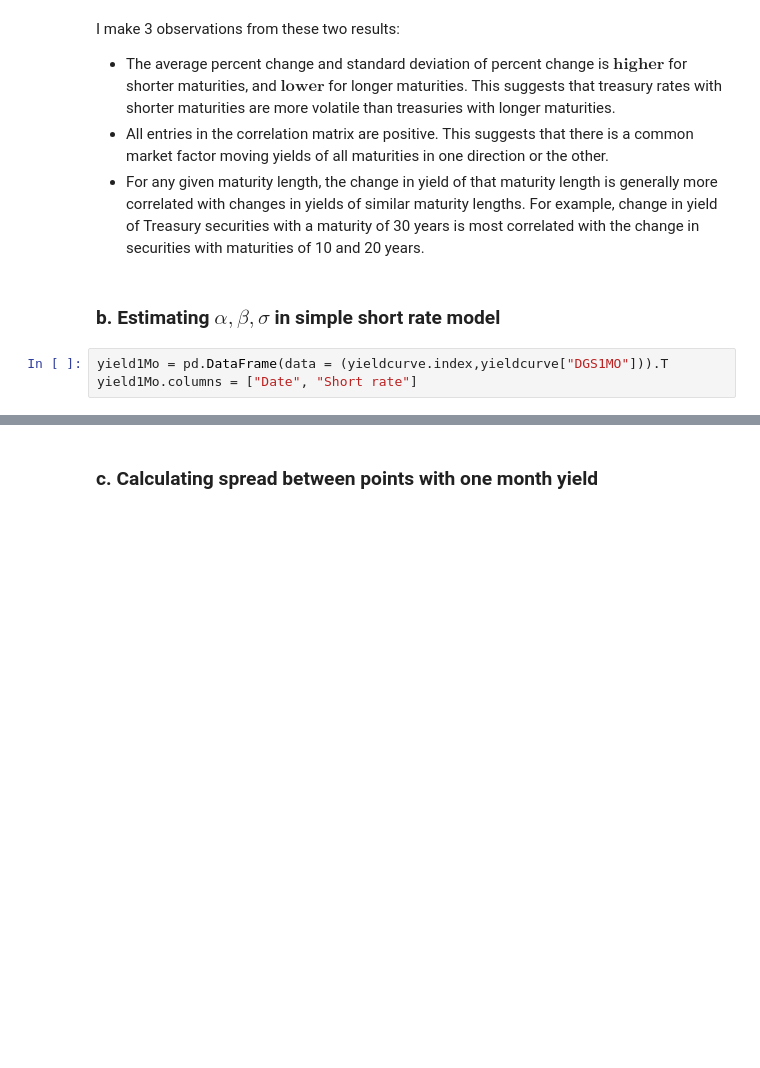
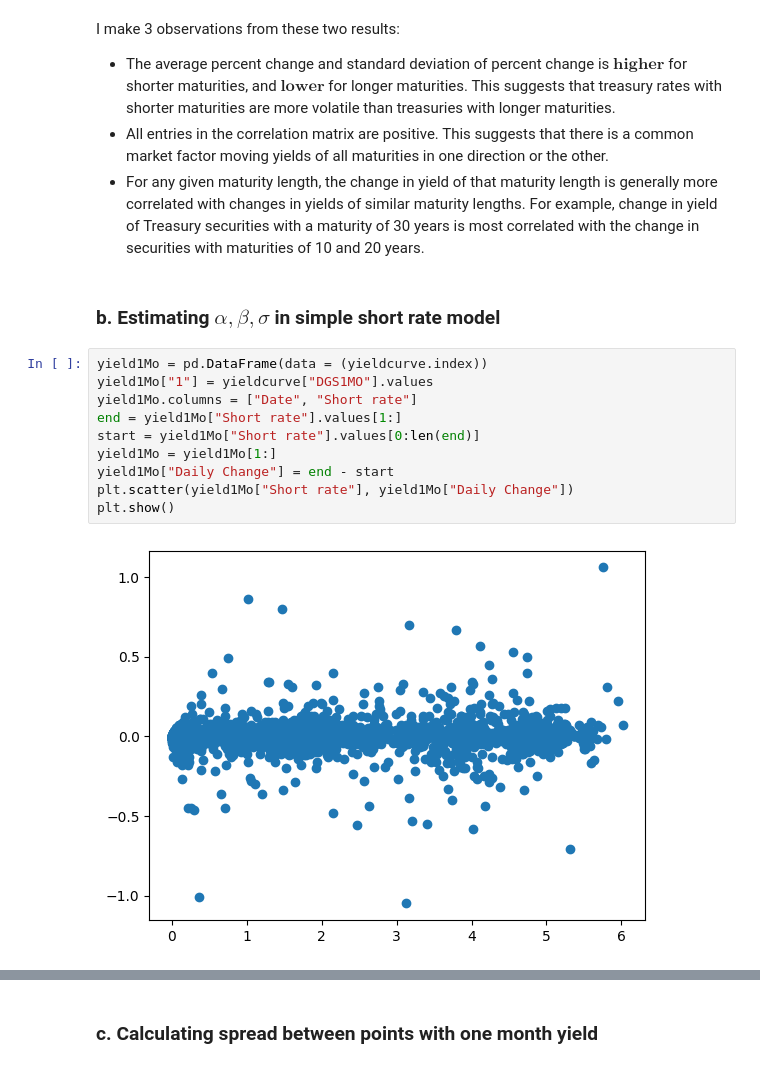
Before and after one commit to dg3358/Columbia-MATH-5450, a Jupyter notebook: HW 3/HW-3.ipynb, the cells around one changed output, grey strips where cells are left out. Saved outputs shown, nothing was run; the diff lists cells and outputs as text; blank space fills up the shorter version.

```diff
--- a/HW 3/HW-3.ipynb
+++ b/HW 3/HW-3.ipynb
@@ -89,6 +89,15 @@ I make 3 observations from these two results:
 - For any given maturity length, the change in yield of that maturity length is generally more correlated with changes in yields of similar maturity lengths. For example, change in yield of Treasury securities with a maturity of 30 years is most correlated with the change in securities with maturities of 10 and 20 years.
 # %% [markdown]
 ### b. Estimating $\alpha, \beta, \sigma$ in simple short rate model
-# %%
-yield1Mo = pd.DataFrame(data = (yieldcurve.index,yieldcurve["DGS1MO"])).T
-yield1Mo.columns = ["Date", "Short rate"]
+# %%
+yield1Mo = pd.DataFrame(data = (yieldcurve.index))
+yield1Mo["1"] = yieldcurve["DGS1MO"].values
+yield1Mo.columns = ["Date", "Short rate"]
+end = yield1Mo["Short rate"].values[1:]
+start = yield1Mo["Short rate"].values[0:len(end)]
+yield1Mo = yield1Mo[1:]
+yield1Mo["Daily Change"] = end - start
+plt.scatter(yield1Mo["Short rate"], yield1Mo["Daily Change"])
+plt.show()
+# %% [output]
+[figure, added]
```
Also changed, not shown: parts of 2 cells of this notebook.
